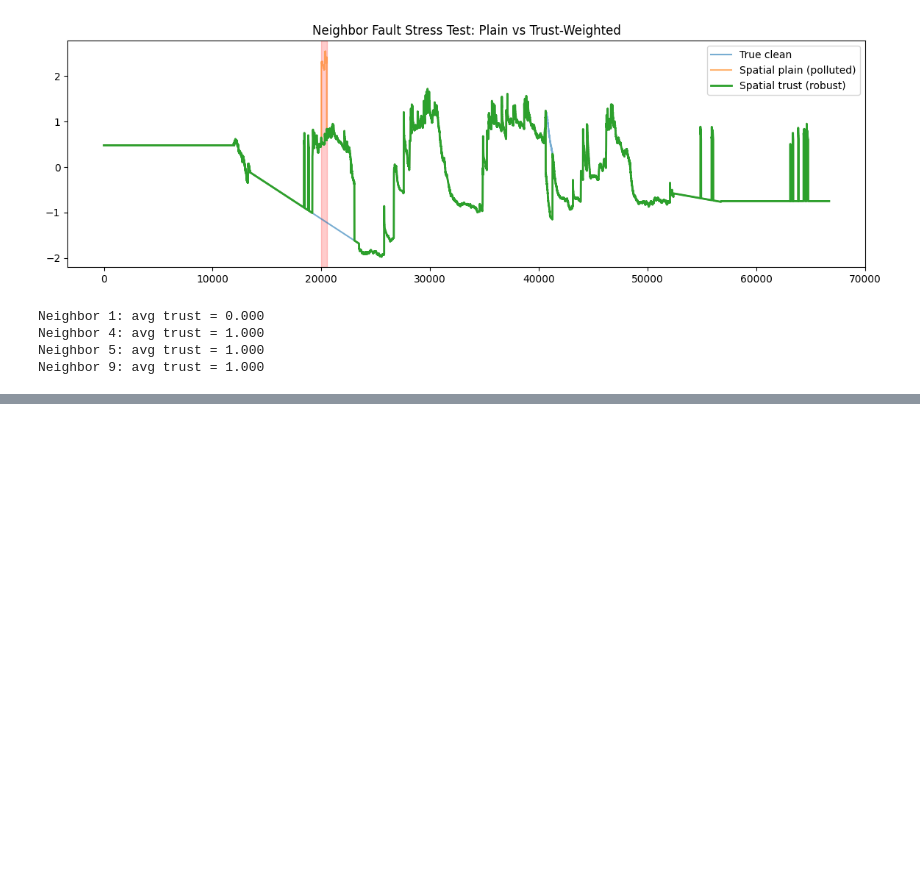
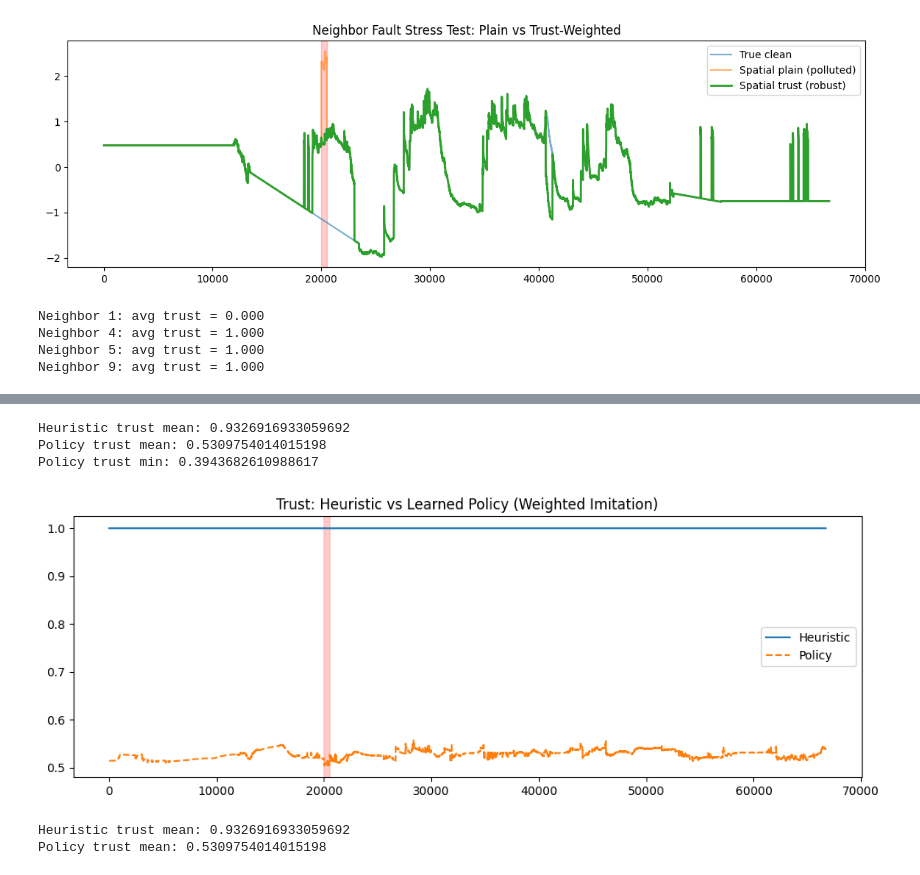
Before and after one commit to prateek-g-bit/Fault-Tolerance-System, a Jupyter notebook: fault-tolerant-system-v1.ipynb, the cells around one changed output, grey strips where cells are left out. Cells and saved outputs as stored; diff of their text form; code cells hidden in the pictures; blank space fills up the shorter version.

Commit message:
Kaggle Notebook | fault_tolerant_system_v1 | Version 6

```diff
--- a/fault-tolerant-system-v1.ipynb
+++ b/fault-tolerant-system-v1.ipynb
@@ -1132,0 +1206,20 @@ Neighbor 9: avg trust = 1.000
+# %%
+policy = TrustPolicy()
+optimizer = torch.optim.Adam(policy.parameters(), lr=1e-3)
+def weighted_mse(pred, target):
+    # emphasize low-trust samples
+    weights = 1.0 + 4.0 * (target < 0.5).float()
+    return torch.mean(weights * (pred - target) ** 2)
+
+
+for epoch in range(10):
+    optimizer.zero_grad()
+
+    pred = policy(X_train)
+    loss = weighted_mse(pred, y_train)
+
+
+    loss.backward()
+    optimizer.step()
+
+    print(f"Epoch {epoch+1}: loss = {loss.item():.6f}")
@@ -1132,0 +1237,23 @@ Neighbor 9: avg trust = 1.000
+# %%
+with torch.no_grad():
+    trust_policy = policy(X_train).reshape(T, N)
+
+trust_policy = torch.clamp(trust_policy, 1e-6, 1.0)
+
+print("Heuristic trust mean:", trust.mean().item())
+print("Policy trust mean:", trust_policy.mean().item())
+print("Policy trust min:", trust_policy.min().item())
+# %% [output]
+Heuristic trust mean: 0.9326916933059692
+Policy trust mean: 0.5309754014015198
+Policy trust min: 0.3943682610988617
+# %%
+plt.figure(figsize=(12,4))
+plt.plot(trust[:, faulty_neighbor], label="Heuristic")
+plt.plot(trust_policy[:, faulty_neighbor], label="Policy", linestyle="--")
+plt.axvspan(FAULT_START, FAULT_END, color="red", alpha=0.2)
+plt.legend()
+plt.title("Trust: Heuristic vs Learned Policy (Weighted Imitation)")
+plt.show()
+# %% [output]
+[figure, added]
@@ -1132,0 +1268,6 @@ Neighbor 9: avg trust = 1.000
+# %%
+print("Heuristic trust mean:", trust.mean().item())
+print("Policy trust mean:", trust_policy.mean().item())
+# %% [output]
+Heuristic trust mean: 0.9326916933059692
+Policy trust mean: 0.5309754014015198
```
Also changed, not shown: parts of 15 cells of this notebook.
